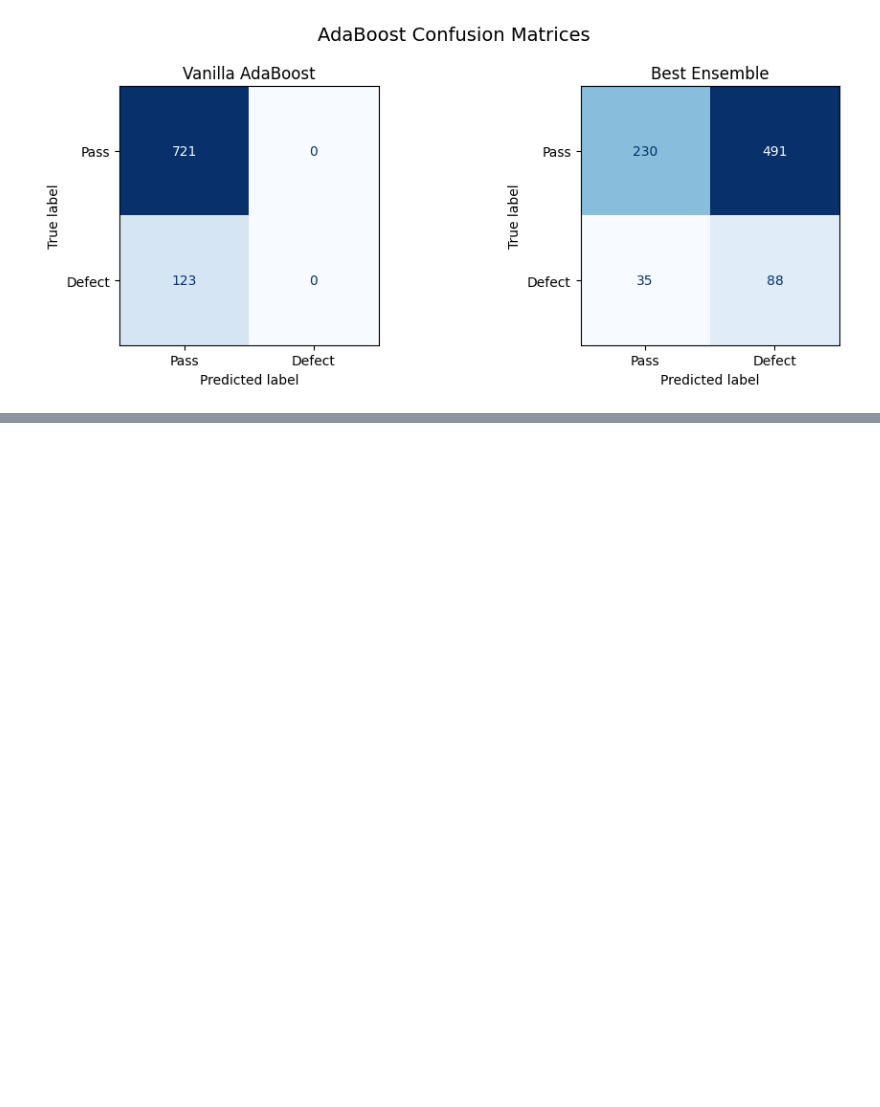
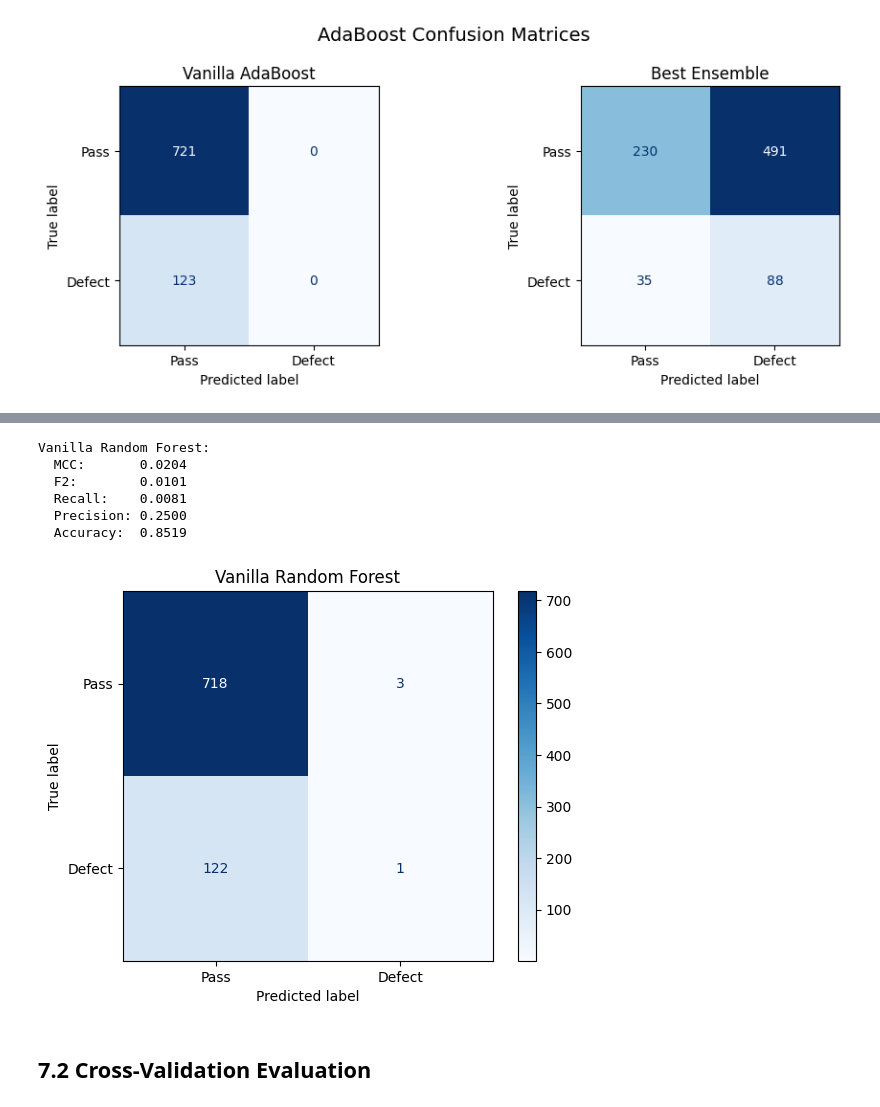
Before and after one commit to Antibodyy/La_Finale, a Jupyter notebook: Semiconductor Quality Control/COMPILED_WORKBOOK_IN_PROGRESS.ipynb, the cells around one changed output, grey strips where cells are left out. Drawn from its saved outputs; the diff is of its cells as text; code cells hidden in the pictures; blank space fills up the shorter version.

```diff
--- a/Semiconductor Quality Control/COMPILED_WORKBOOK_IN_PROGRESS.ipynb
+++ b/Semiconductor Quality Control/COMPILED_WORKBOOK_IN_PROGRESS.ipynb
@@ -1276,0 +1284,35 @@ Best Ensemble     0.0262  0.7154  0.4108    0.3768      0.152
+# %%
+rf_vanilla = RandomForestClassifier(
+    n_estimators=10,
+    max_depth=None,
+    class_weight='balanced',
+    random_state=RANDOM_STATE,
+    n_jobs=-1
+)
+
+rf_vanilla.fit(x_train, y_train)
+y_pred_rf_vanilla = rf_vanilla.predict(x_test)
+
+print("Vanilla Random Forest:")
+print(f"  MCC:       {matthews_corrcoef(y_test, y_pred_rf_vanilla):.4f}")
+print(f"  F2:        {fbeta_score(y_test, y_pred_rf_vanilla, beta=2):.4f}")
+print(f"  Recall:    {recall_score(y_test, y_pred_rf_vanilla):.4f}")
+print(f"  Precision: {precision_score(y_test, y_pred_rf_vanilla, zero_division=0):.4f}")
+print(f"  Accuracy:  {accuracy_score(y_test, y_pred_rf_vanilla):.4f}")
+
+cm = confusion_matrix(y_test, y_pred_rf_vanilla)
+disp = ConfusionMatrixDisplay(confusion_matrix=cm, display_labels=['Pass', 'Defect'])
+disp.plot(cmap='Blues', values_format='d')
+plt.title('Vanilla Random Forest')
+plt.grid(False)
+plt.show()
+# %% [output]
+Vanilla Random Forest:
+  MCC:       0.0204
+  F2:        0.0101
+  Recall:    0.0081
+  Precision: 0.2500
+  Accuracy:  0.8519
+[figure, added]
+# %% [markdown]
+## 7.2 Cross-Validation Evaluation
```
Also changed, not shown: parts of 22 cells of this notebook.
